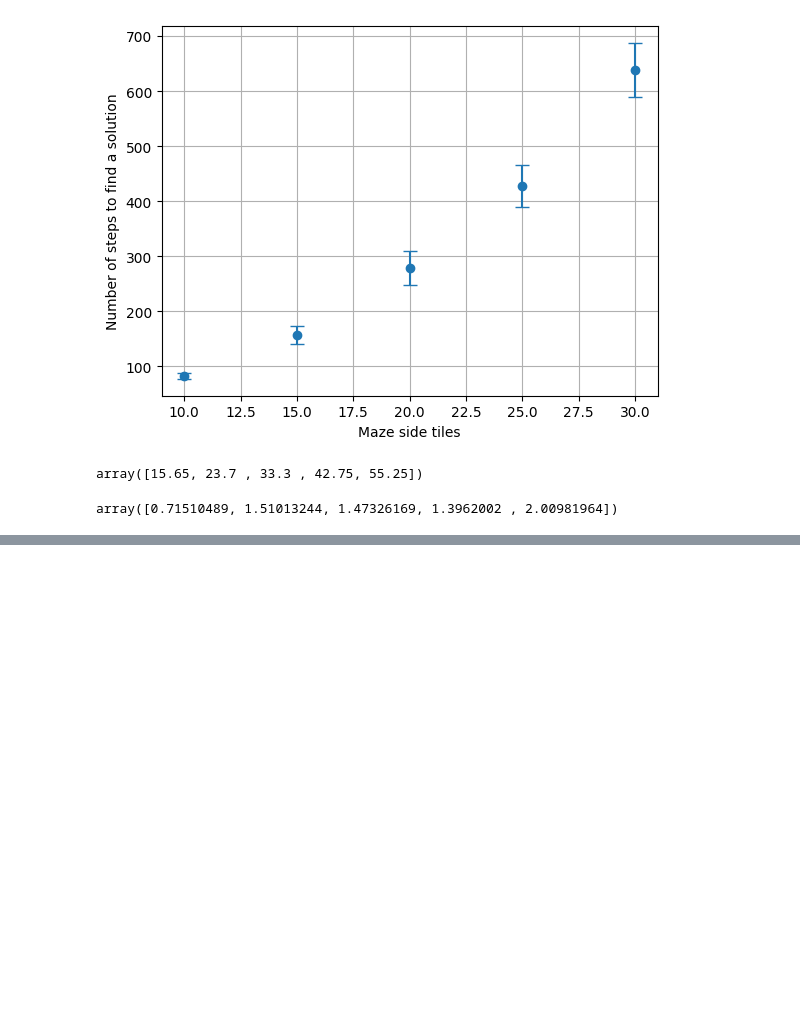
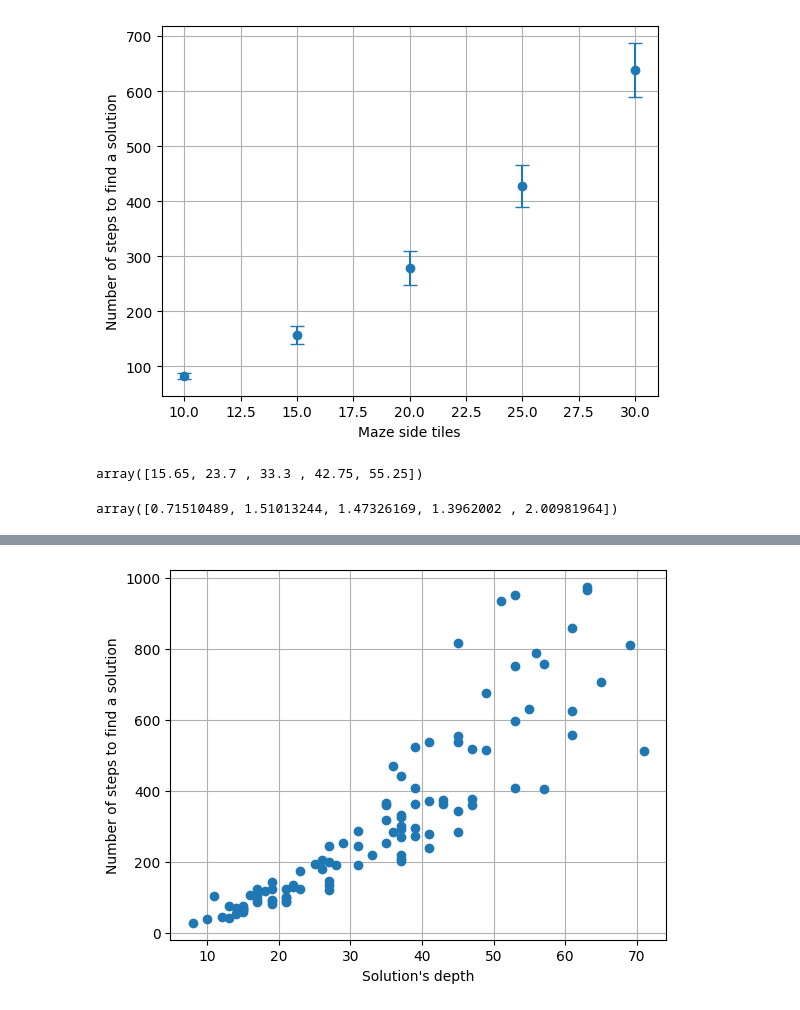
Before and after one commit to 0xInfty/TeleportationMaze, a Jupyter notebook: RandomMazeAStarGrowingN.ipynb, the cells around one changed output, grey strips where cells are left out. Cells and saved outputs as stored; diff of their text form; code cells hidden in the pictures; blank space fills up the shorter version.

```diff
--- a/RandomMazeAStarGrowingN.ipynb
+++ b/RandomMazeAStarGrowingN.ipynb
@@ -253,0 +255,10 @@ plt.savefig(os.path.join(series_dir, "NPlot2.png"))
+# %%
+%matplotlib inline
+plt.plot(solution_depths.flatten(), solution_n_steps.flatten(), marker="o", linestyle="none")
+plt.xlabel("Solution's depth")
+plt.ylabel("Number of steps to find a solution")
+plt.grid()
+
+# plt.savefig(os.path.join(series_dir, "NPlot4.png"))
+# %% [output]
+[figure, added]
```
Also changed, not shown: parts of 15 cells of this notebook, 2 other files.
